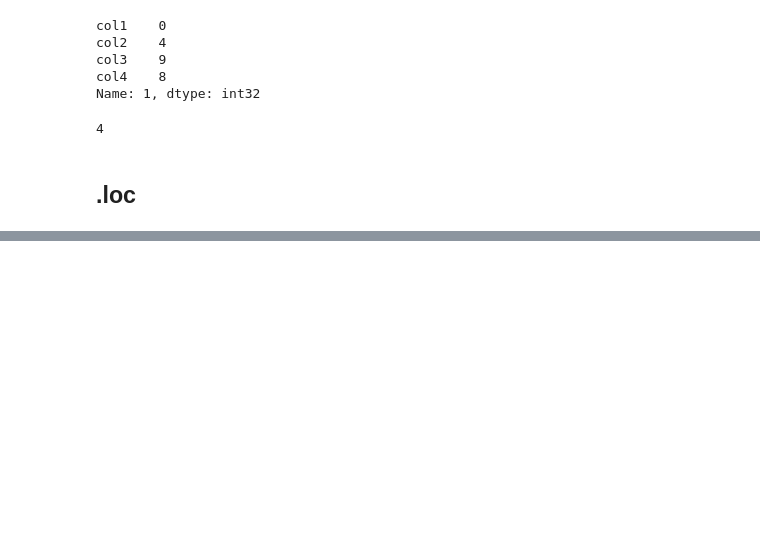
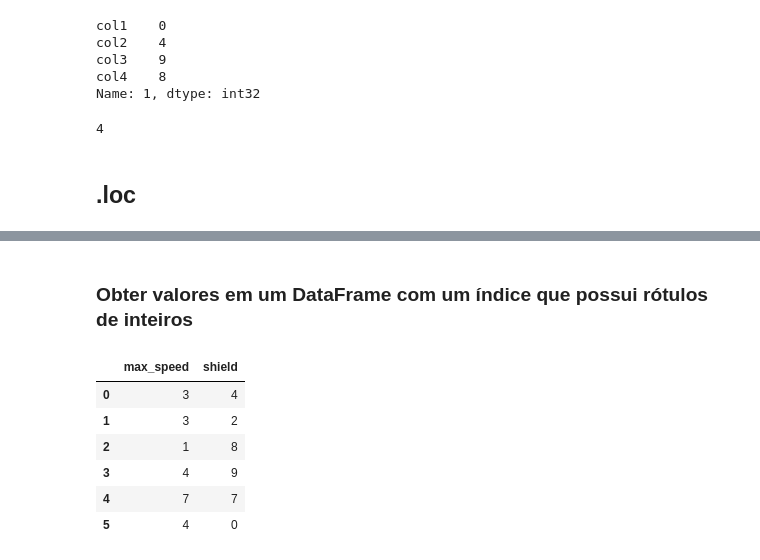
Before and after one commit to ericksonlopes/Dicas_Pandas_Linkedin, a Jupyter notebook: 07_Acessando_dados_Dataframe/acessando_dataframe.ipynb, the cells around one changed output, grey strips where cells are left out. Cells and saved outputs as stored; diff of their text form; code cells hidden in the pictures; blank space fills up the shorter version.

```diff
--- a/07_Acessando_dados_Dataframe/acessando_dataframe.ipynb
+++ b/07_Acessando_dados_Dataframe/acessando_dataframe.ipynb
@@ -224,0 +236,14 @@ df.loc[:, 'C3'] = 30
+# %% [markdown]
+### Obter valores em um DataFrame com um índice que possui rótulos de inteiros
+# %%
+df = pd.DataFrame(np.random.randint(10, size=(6, 2)),
+     columns=['max_speed', 'shield'])
+df
+# %% [output]
+|  | max_speed | shield |
+| 0 | 3 | 4 |
+| 1 | 3 | 2 |
+| 2 | 1 | 8 |
+| 3 | 4 | 9 |
+| 4 | 7 | 7 |
+| 5 | 4 | 0 |
```
Also changed, not shown: parts of 26 cells of this notebook.
